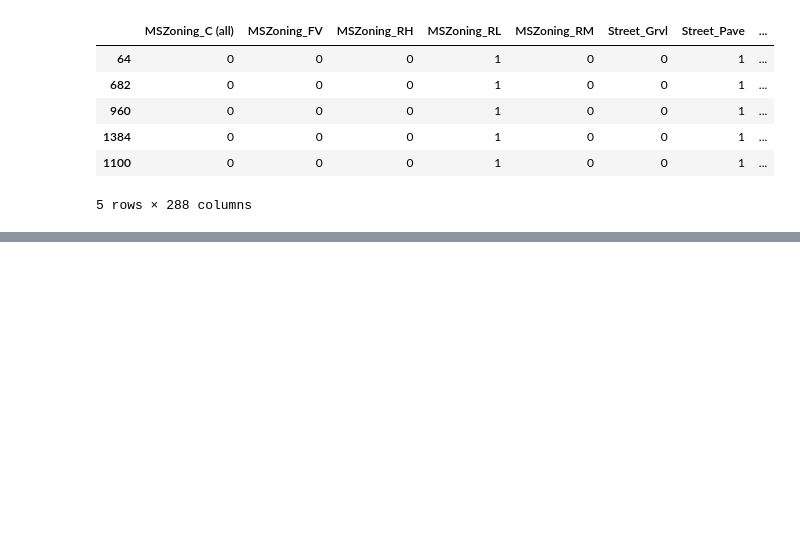
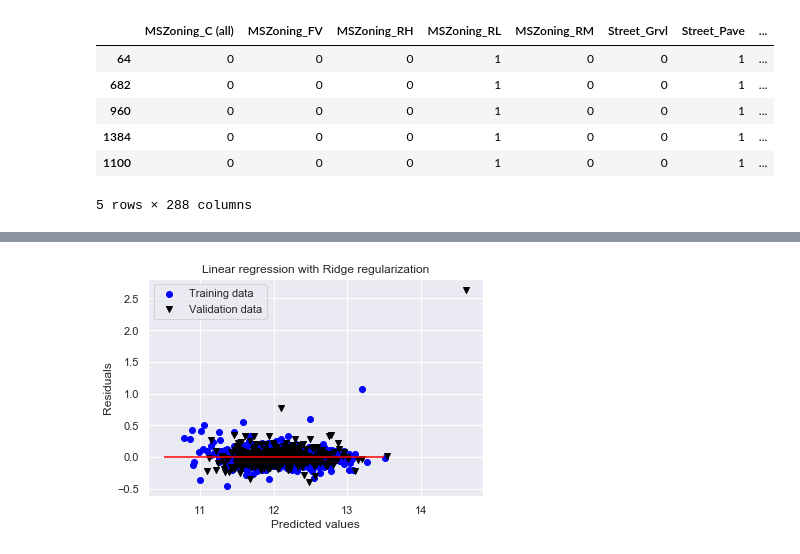
Before and after one commit to sabomasa/House-Price-Calculation, a Jupyter notebook: HousePriceCalculation.ipynb, the cells around one changed output, grey strips where cells are left out. Drawn from its saved outputs; the diff is of its cells as text; code cells hidden in the pictures; blank space fills up the shorter version.

```diff
--- a/HousePriceCalculation.ipynb
+++ b/HousePriceCalculation.ipynb
@@ -340,0 +405,12 @@ lr.fit(X_train,y_train)
+# %%
+# Plot residuals
+plt.scatter(y_train_rdg, y_train_rdg - y_train, c = "blue",  label = "Training data")
+plt.scatter(y_test_rdg, y_test_rdg - y_test, c = "black", marker = "v", label = "Validation data")
+plt.title("Linear regression with Ridge regularization")
+plt.xlabel("Predicted values")
+plt.ylabel("Residuals")
+plt.legend(loc = "upper left")
+plt.hlines(y = 0, xmin = 10.5, xmax = 13.5, color = "red")
+plt.show()
+# %% [output]
+[figure, added]
```
Also changed, not shown: parts of 8 cells of this notebook.
